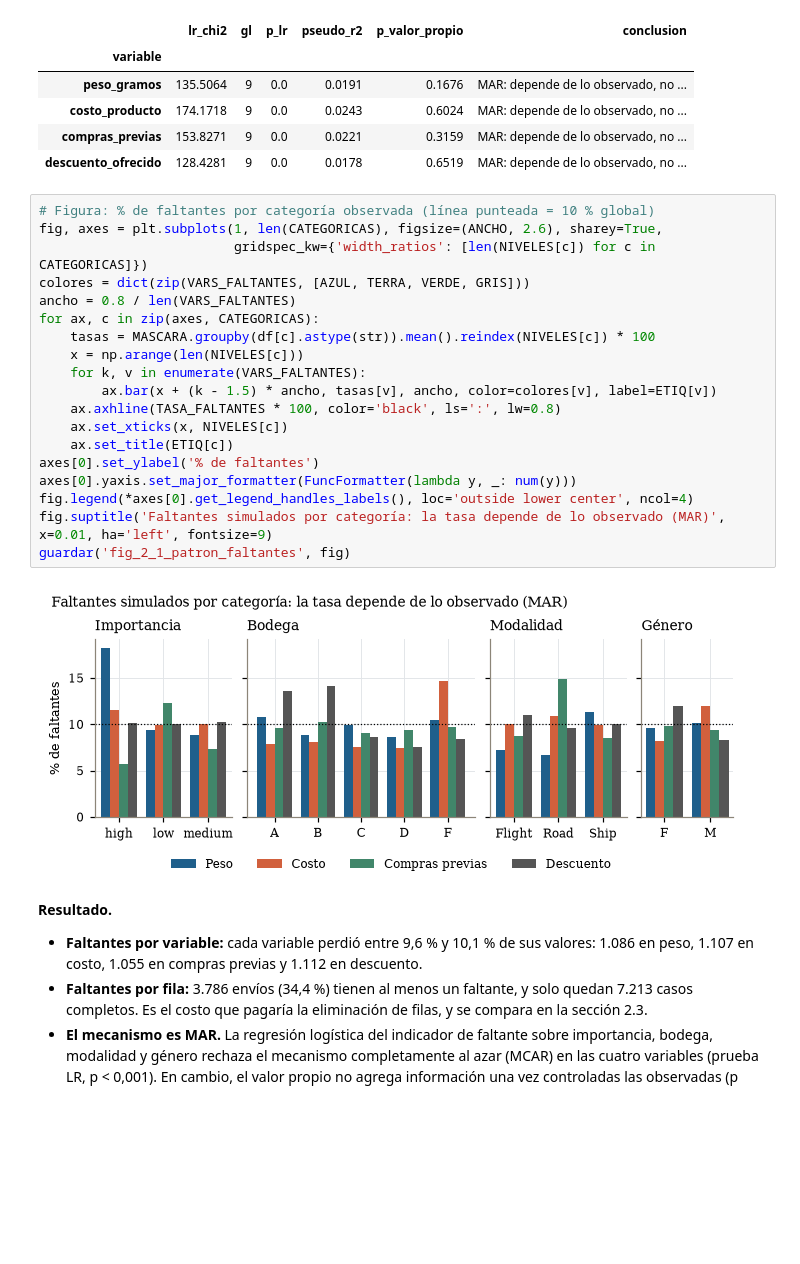
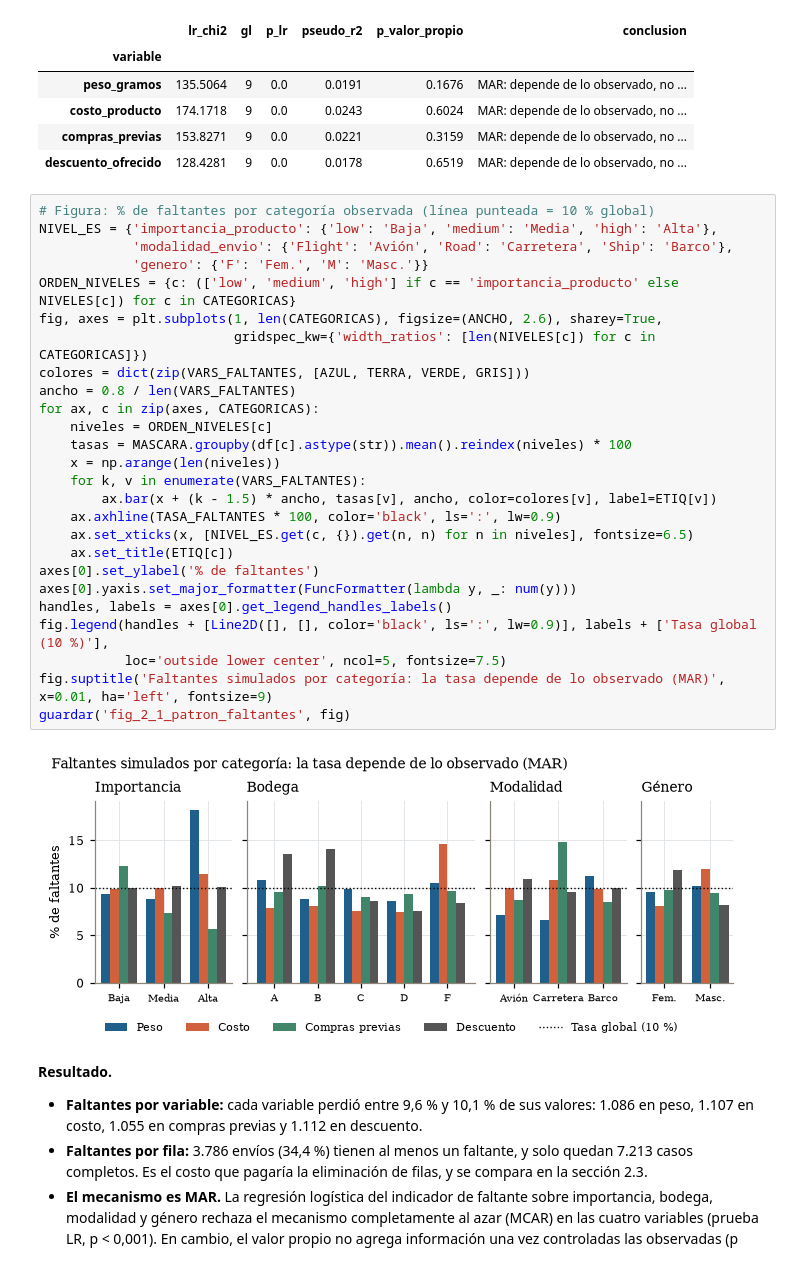
Before and after one commit to joserodriguezc/grupo_1_estadistica_computacional, a Jupyter notebook: sumativa_3/notebooks/sumativa_3_grupo1.ipynb, the cells around one changed output. Saved outputs shown, nothing was run; the diff lists cells and outputs as text; blank space fills up the shorter version.

```diff
--- a/sumativa_3/notebooks/sumativa_3_grupo1.ipynb
+++ b/sumativa_3/notebooks/sumativa_3_grupo1.ipynb
@@ -516,25 +516,32 @@ Logit del indicador de faltante sobre importancia, bodega, modalidad y género:
 | descuento_ofrecido | 128.4281 | 9 | 0.0 | 0.0178 | 0.6519 | MAR: depende de lo observado, no ... |
 # %%
 # Figura: % de faltantes por categoría observada (línea punteada = 10 % global)
+NIVEL_ES = {'importancia_producto': {'low': 'Baja', 'medium': 'Media', 'high': 'Alta'},
+            'modalidad_envio': {'Flight': 'Avión', 'Road': 'Carretera', 'Ship': 'Barco'},
+            'genero': {'F': 'Fem.', 'M': 'Masc.'}}
+ORDEN_NIVELES = {c: (['low', 'medium', 'high'] if c == 'importancia_producto' else NIVELES[c]) for c in CATEGORICAS}
 fig, axes = plt.subplots(1, len(CATEGORICAS), figsize=(ANCHO, 2.6), sharey=True,
                          gridspec_kw={'width_ratios': [len(NIVELES[c]) for c in CATEGORICAS]})
 colores = dict(zip(VARS_FALTANTES, [AZUL, TERRA, VERDE, GRIS]))
 ancho = 0.8 / len(VARS_FALTANTES)
 for ax, c in zip(axes, CATEGORICAS):
-    tasas = MASCARA.groupby(df[c].astype(str)).mean().reindex(NIVELES[c]) * 100
-    x = np.arange(len(NIVELES[c]))
+    niveles = ORDEN_NIVELES[c]
+    tasas = MASCARA.groupby(df[c].astype(str)).mean().reindex(niveles) * 100
+    x = np.arange(len(niveles))
     for k, v in enumerate(VARS_FALTANTES):
         ax.bar(x + (k - 1.5) * ancho, tasas[v], ancho, color=colores[v], label=ETIQ[v])
-    ax.axhline(TASA_FALTANTES * 100, color='black', ls=':', lw=0.8)
-    ax.set_xticks(x, NIVELES[c])
+    ax.axhline(TASA_FALTANTES * 100, color='black', ls=':', lw=0.9)
+    ax.set_xticks(x, [NIVEL_ES.get(c, {}).get(n, n) for n in niveles], fontsize=6.5)
     ax.set_title(ETIQ[c])
 axes[0].set_ylabel('% de faltantes')
 axes[0].yaxis.set_major_formatter(FuncFormatter(lambda y, _: num(y)))
-fig.legend(*axes[0].get_legend_handles_labels(), loc='outside lower center', ncol=4)
+handles, labels = axes[0].get_legend_handles_labels()
+fig.legend(handles + [Line2D([], [], color='black', ls=':', lw=0.9)], labels + ['Tasa global (10 %)'],
+           loc='outside lower center', ncol=5, fontsize=7.5)
 fig.suptitle('Faltantes simulados por categoría: la tasa depende de lo observado (MAR)', x=0.01, ha='left', fontsize=9)
 guardar('fig_2_1_patron_faltantes', fig)
 # %% [output]
-[figure, old version]
+[figure, new version]
 # %% [markdown]
 **Resultado.**
 
```
Also changed, not shown: parts of 6 cells of this notebook, 17 other files.
